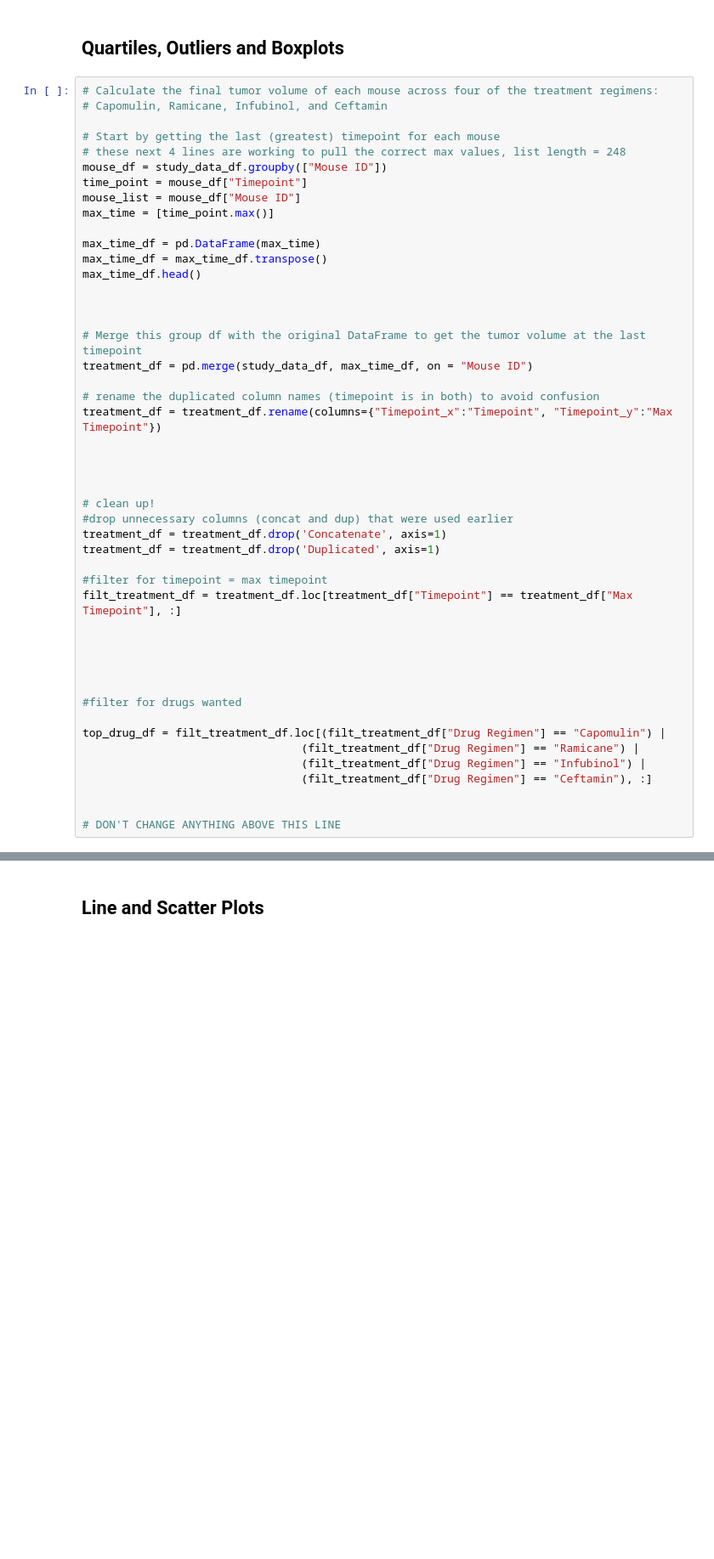
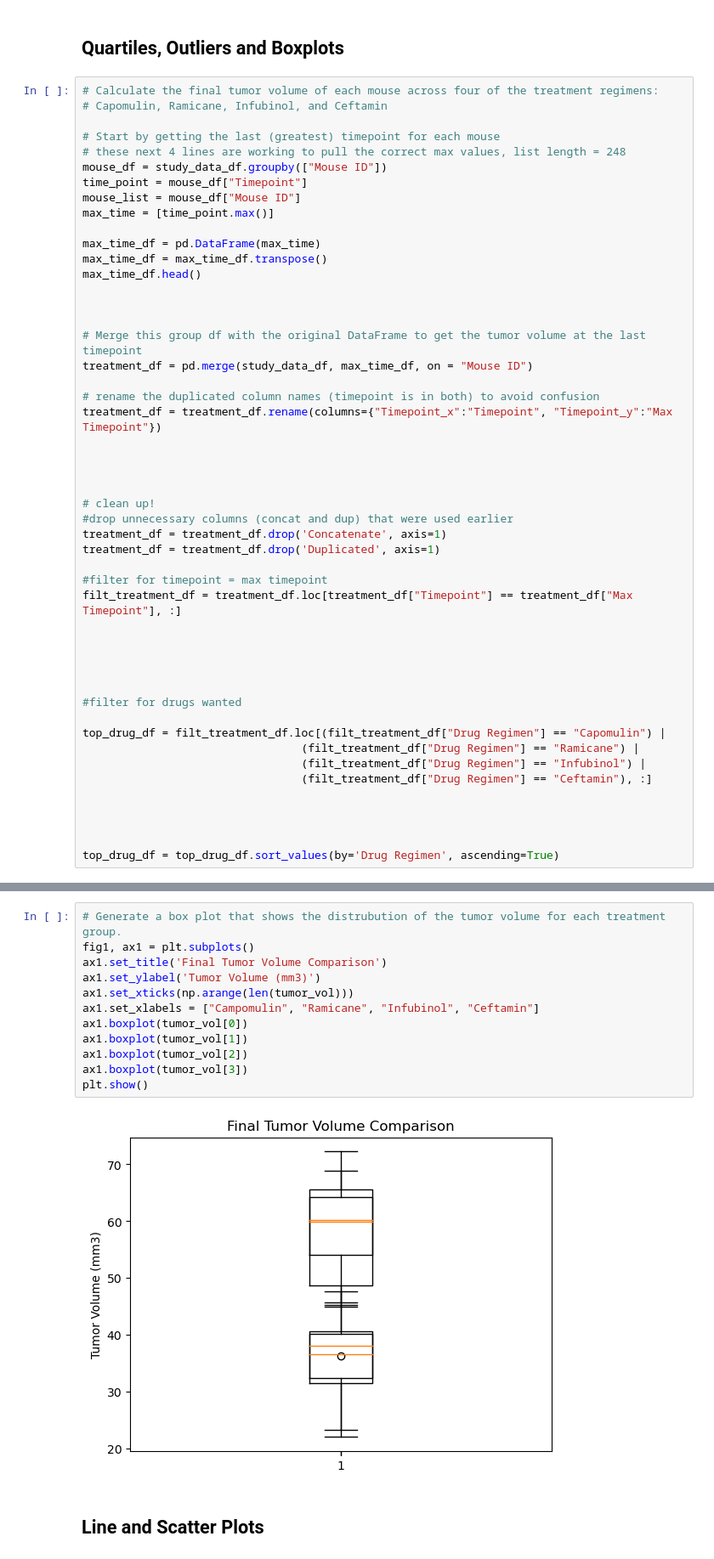
Before and after one commit to angiecfoust/matplotlib_module5, a Jupyter notebook: Pymaceuticals/pymaceuticals_starter.ipynb, the cells around one changed output, grey strips where cells are left out. Shown: that part at 85% size. Drawn from its saved outputs; the diff is of its cells as text; blank space fills up the shorter version.

Commit message:
box plot and line graph completed

```diff
--- a/Pymaceuticals/pymaceuticals_starter.ipynb
+++ b/Pymaceuticals/pymaceuticals_starter.ipynb
@@ -258,4 +258,6 @@ top_drug_df = filt_treatment_df.loc[(filt_treatment_df["Drug Regimen"] == "Capom
                                  (filt_treatment_df["Drug Regimen"] == "Ceftamin"), :]
 
 
-# DON'T CHANGE ANYTHING ABOVE THIS LINE
+
+
+top_drug_df = top_drug_df.sort_values(by='Drug Regimen', ascending=True)
@@ -323,2 +334,16 @@ Values above 94.04403868374999 could be outliers.
+# %%
+# Generate a box plot that shows the distrubution of the tumor volume for each treatment group.
+fig1, ax1 = plt.subplots()
+ax1.set_title('Final Tumor Volume Comparison')
+ax1.set_ylabel('Tumor Volume (mm3)')
+ax1.set_xticks(np.arange(len(tumor_vol)))
+ax1.set_xlabels = ["Campomulin", "Ramicane", "Infubinol", "Ceftamin"]
+ax1.boxplot(tumor_vol[0])
+ax1.boxplot(tumor_vol[1])
+ax1.boxplot(tumor_vol[2])
+ax1.boxplot(tumor_vol[3])
+plt.show()
+# %% [output]
+[figure, added]
 # %% [markdown]
 ## Line and Scatter Plots
```
Also changed, not shown: parts of 6 cells of this notebook.
